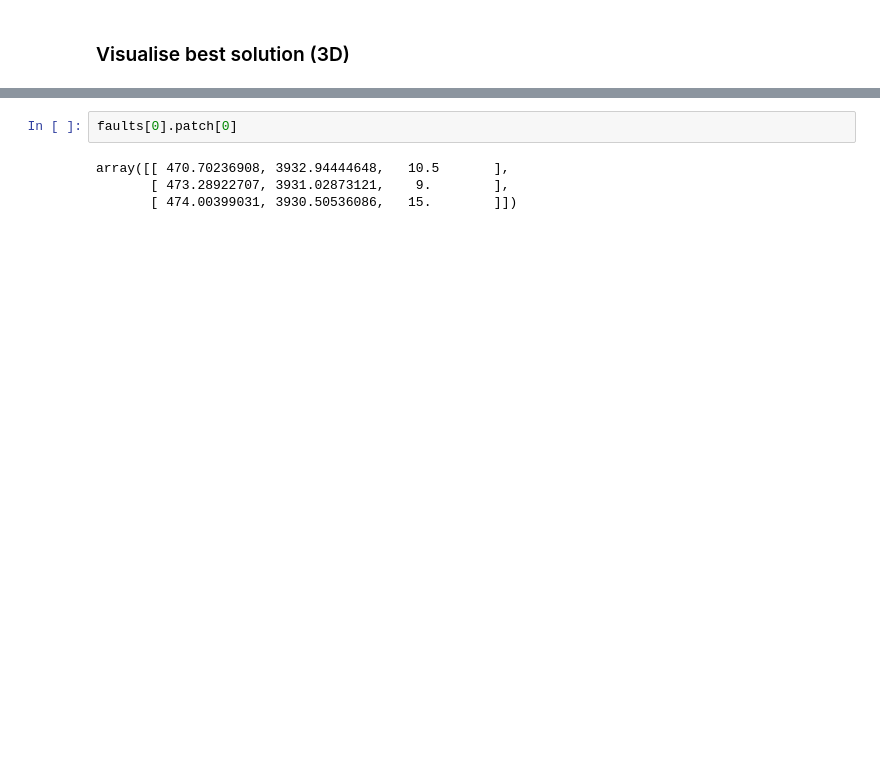
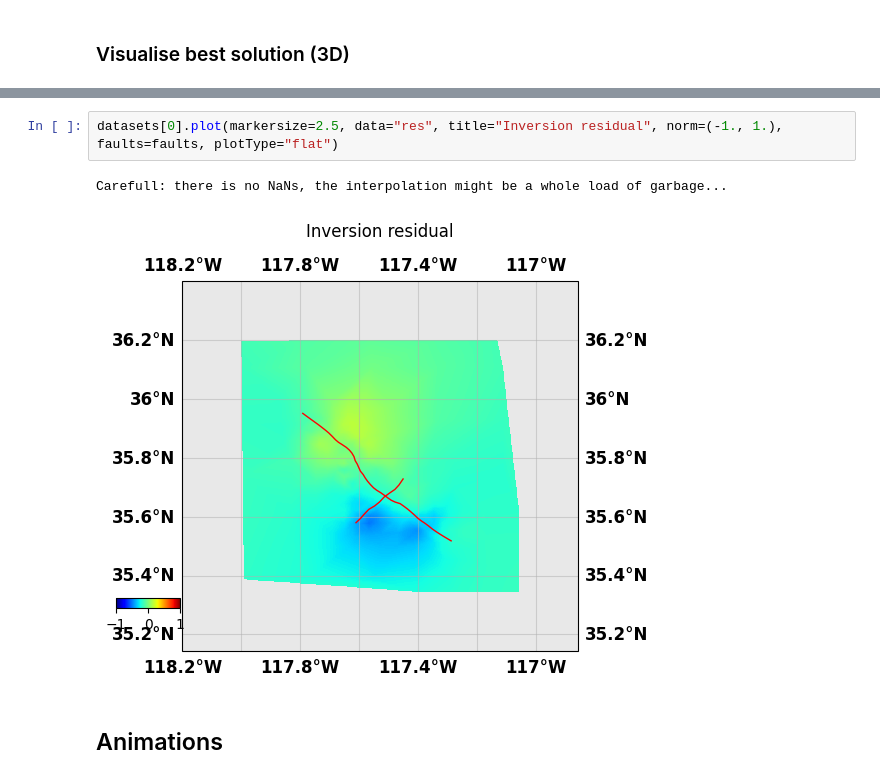
Before and after one commit to tfhinton/Ridgecrest-2019, a Jupyter notebook: scripts/visualise_altar_results.ipynb, the cells around one changed output, grey strips where cells are left out. Cells and saved outputs as stored; diff of their text form; blank space fills up the shorter version.

```diff
--- a/scripts/visualise_altar_results.ipynb
+++ b/scripts/visualise_altar_results.ipynb
@@ -94,6 +132,7 @@ ERROR : list index out of range
 # %%
-faults[0].patch[0]
+datasets[0].plot(markersize=2.5, data="res", title="Inversion residual", norm=(-1., 1.), faults=faults, plotType="flat")
 # %% [output]
-array([[ 470.70236908, 3932.94444648,   10.5       ],
-       [ 473.28922707, 3931.02873121,    9.        ],
-       [ 474.00399031, 3930.50536086,   15.        ]])
+Carefull: there is no NaNs, the interpolation might be a whole load of garbage...
+[figure, added]
+# %% [markdown]
+## Animations
```
Also changed, not shown: parts of 10 cells of this notebook, 6 other files.
